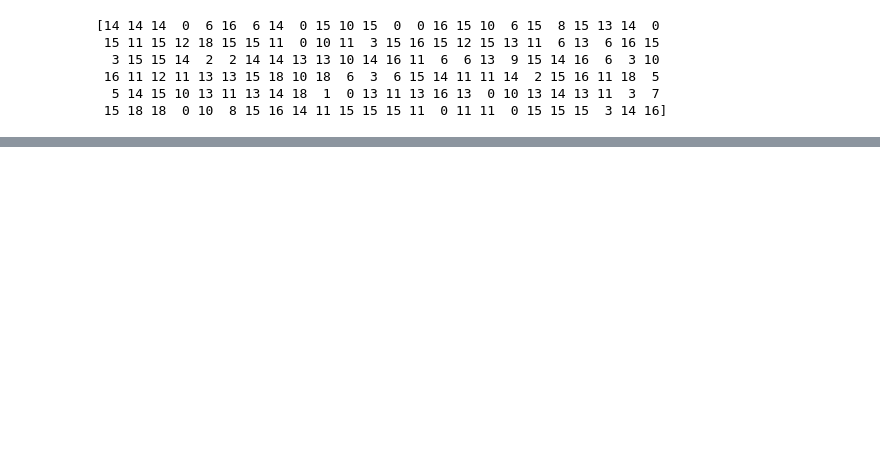
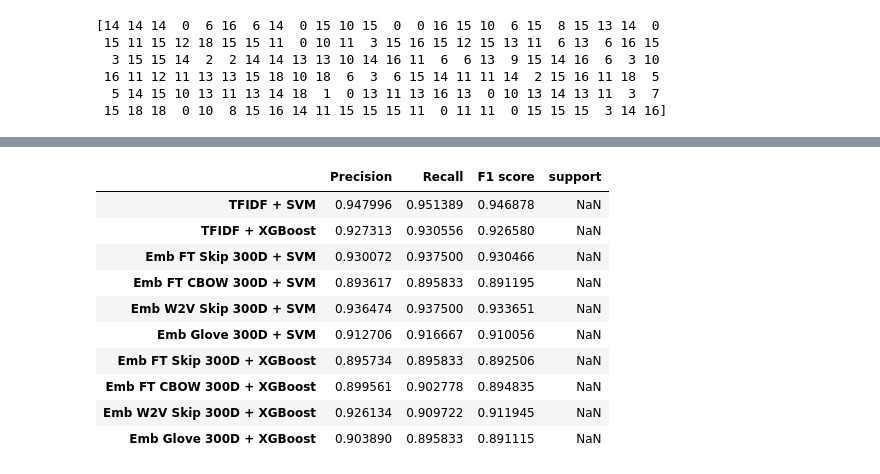
Before and after one commit to giacicunb/text_experiments, a Jupyter notebook: xgboost_dados_pedro.ipynb, the cells around one changed output, grey strips where cells are left out. Drawn from its saved outputs; the diff is of its cells as text; code cells hidden in the pictures; blank space fills up the shorter version.

```diff
--- a/xgboost_dados_pedro.ipynb
+++ b/xgboost_dados_pedro.ipynb
@@ -167,0 +364,4 @@ resultsPT.loc['TF-IDF'] = precision_recall_fscore_support(
+# %%
+svm_model_emb_glove300 = LinearSVC(max_iter=40000)
+svm_model_emb_glove300.fit(emb_train, y_train)
+svm_pred_emb_glove300 = svm_model_emb_glove300.predict(emb_test)
@@ -167,0 +370,4 @@ resultsPT.loc['TF-IDF'] = precision_recall_fscore_support(
+# %%
+svm_model_emb_w2vskip300 = LinearSVC(max_iter=10000)
+svm_model_emb_w2vskip300.fit(emb_train, y_train)
+svm_pred_emb_w2vskip300 = svm_model_emb_w2vskip300.predict(emb_test)
@@ -167,0 +376,4 @@ resultsPT.loc['TF-IDF'] = precision_recall_fscore_support(
+# %%
+svm_model_emb_cbow300ft = LinearSVC(max_iter = 40000)
+svm_model_emb_cbow300ft.fit(emb_train, y_train)
+svm_pred_emb_cbow300ft = svm_model_emb_cbow300ft.predict(emb_test)
@@ -168 +382,5 @@ resultsPT.loc['TF-IDF'] = precision_recall_fscore_support(
+# %%
+svm_model_emb = LinearSVC(max_iter=10000)
+svm_model_emb.fit(emb_train, y_train)
+svm_prediction_emb = svm_model_emb.predict(emb_test)
 # %% [markdown]
@@ -177,0 +388,68 @@ resultsPT.head()
+# %%
+resultsPT = pd.DataFrame(columns = ['Precision', 'Recall', 'F1 score', 'support']
+          )
+resultsPT.loc['TFIDF + SVM'] = precision_recall_fscore_support(
+          y_test,
+          #labelPT[train_cutoff + 1 : len(text)],
+          svm_predictionPT,
+          average = 'weighted'
+          )
+resultsPT.loc['TFIDF + XGBoost'] = precision_recall_fscore_support(
+          y_test,
+          preds,
+          average = 'weighted'
+          )
+resultsPT.loc['Emb FT Skip 300D + SVM'] = precision_recall_fscore_support(
+          y_test,
+          svm_prediction_emb,
+          average = 'weighted'
+          )
+resultsPT.loc['Emb FT CBOW 300D + SVM'] = precision_recall_fscore_support(
+          y_test,
+          svm_pred_emb_cbow300ft,
+          average = 'weighted'
+          )
+resultsPT.loc['Emb W2V Skip 300D + SVM'] = precision_recall_fscore_support(
+          y_test,
+          svm_pred_emb_w2vskip300,
+          average = 'weighted'
+          )
+resultsPT.loc['Emb Glove 300D + SVM'] = precision_recall_fscore_support(
+          y_test,
+          svm_pred_emb_glove300,
+          average = 'weighted'
+          )
+resultsPT.loc['Emb FT Skip 300D + XGBoost'] = precision_recall_fscore_support(
+          y_test,
+          preds_skip300ft_xgb,
+          average = 'weighted'
+          )
+resultsPT.loc['Emb FT CBOW 300D + XGBoost'] = precision_recall_fscore_support(
+          y_test,
+          preds_cbow300ft_xgb,
+          average = 'weighted'
+          )
+resultsPT.loc['Emb W2V Skip 300D + XGBoost'] = precision_recall_fscore_support(
+          y_test,
+          preds_w2vskip300_xgb,
+          average = 'weighted'
+          )
+resultsPT.loc['Emb Glove 300D + XGBoost'] = precision_recall_fscore_support(
+          y_test,
+          preds_glove_xgb,
+          average = 'weighted'
+          )
+
+resultsPT.head(10)
+# %% [output]
+|  | Precision | Recall | F1 score | support |
+| TFIDF + SVM | 0.947996 | 0.951389 | 0.946878 | NaN |
+| TFIDF + XGBoost | 0.927313 | 0.930556 | 0.926580 | NaN |
+| Emb FT Skip 300D + SVM | 0.930072 | 0.937500 | 0.930466 | NaN |
+| Emb FT CBOW 300D + SVM | 0.893617 | 0.895833 | 0.891195 | NaN |
+| Emb W2V Skip 300D + SVM | 0.936474 | 0.937500 | 0.933651 | NaN |
+| Emb Glove 300D + SVM | 0.912706 | 0.916667 | 0.910056 | NaN |
+| Emb FT Skip 300D + XGBoost | 0.895734 | 0.895833 | 0.892506 | NaN |
+| Emb FT CBOW 300D + XGBoost | 0.899561 | 0.902778 | 0.894835 | NaN |
+| Emb W2V Skip 300D + XGBoost | 0.926134 | 0.909722 | 0.911945 | NaN |
+| Emb Glove 300D + XGBoost | 0.903890 | 0.895833 | 0.891115 | NaN |
```
Also changed, not shown: parts of 50 cells of this notebook.
